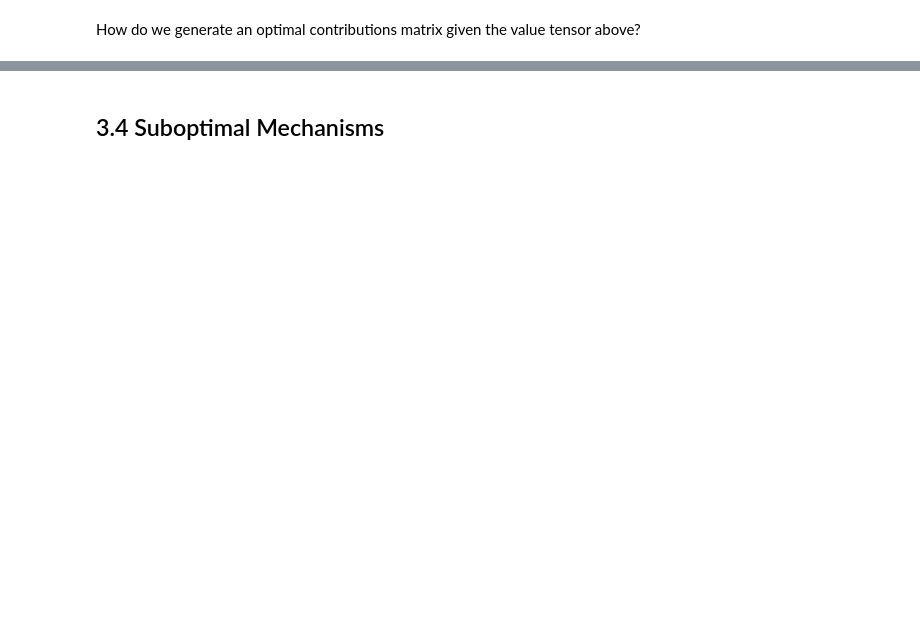
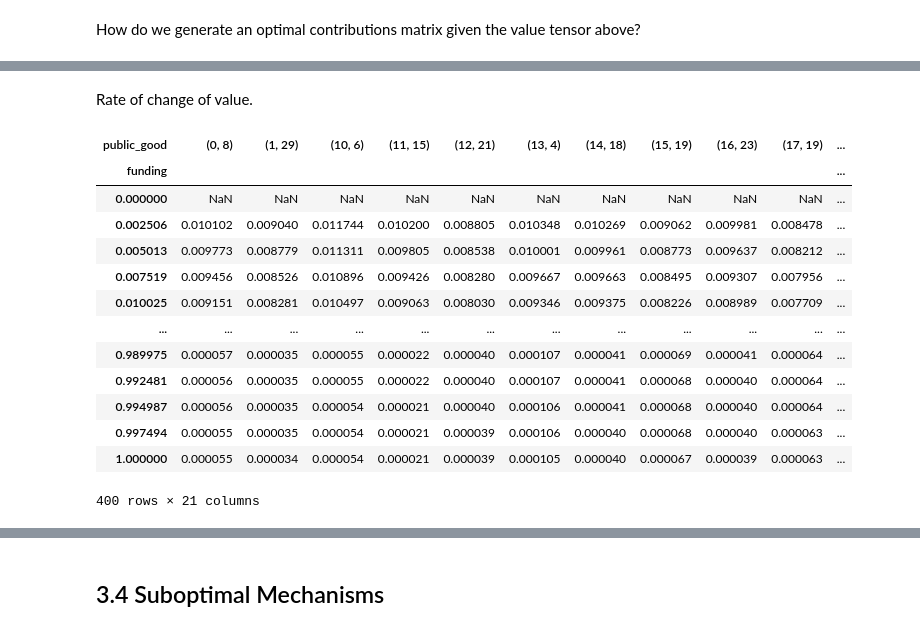
Before and after one commit to CommonsBuild/tqf, a Jupyter notebook: ygg-what-i-learned-c.ipynb, the cells around one changed output, grey strips where cells are left out. Cells and saved outputs as stored; diff of their text form; code cells hidden in the pictures; blank space fills up the shorter version.

```diff
--- a/ygg-what-i-learned-c.ipynb
+++ b/ygg-what-i-learned-c.ipynb
@@ -1352,0 +1433,20 @@ Let's continue building.
+# %% [markdown]
+Rate of change of value.
+# %%
+value_slope = vpfp - vpfp.shift(1)
+value_slope
+# %% [output]
+| public_good | (0, 8) | (1, 29) | (10, 6) | (11, 15) | (12, 21) | (13, 4) | (14, 18) | (15, 19) | (16, 23) | (17, 19) | ... |
+| funding |  |  |  |  |  |  |  |  |  |  | ... |
+| 0.000000 | NaN | NaN | NaN | NaN | NaN | NaN | NaN | NaN | NaN | NaN | ... |
+| 0.002506 | 0.010102 | 0.009040 | 0.011744 | 0.010200 | 0.008805 | 0.010348 | 0.010269 | 0.009062 | 0.009981 | 0.008478 | ... |
+| 0.005013 | 0.009773 | 0.008779 | 0.011311 | 0.009805 | 0.008538 | 0.010001 | 0.009961 | 0.008773 | 0.009637 | 0.008212 | ... |
+| 0.007519 | 0.009456 | 0.008526 | 0.010896 | 0.009426 | 0.008280 | 0.009667 | 0.009663 | 0.008495 | 0.009307 | 0.007956 | ... |
+| 0.010025 | 0.009151 | 0.008281 | 0.010497 | 0.009063 | 0.008030 | 0.009346 | 0.009375 | 0.008226 | 0.008989 | 0.007709 | ... |
+| ... | ... | ... | ... | ... | ... | ... | ... | ... | ... | ... | ... |
+| 0.989975 | 0.000057 | 0.000035 | 0.000055 | 0.000022 | 0.000040 | 0.000107 | 0.000041 | 0.000069 | 0.000041 | 0.000064 | ... |
+| 0.992481 | 0.000056 | 0.000035 | 0.000055 | 0.000022 | 0.000040 | 0.000107 | 0.000041 | 0.000068 | 0.000040 | 0.000064 | ... |
+| 0.994987 | 0.000056 | 0.000035 | 0.000054 | 0.000021 | 0.000040 | 0.000106 | 0.000041 | 0.000068 | 0.000040 | 0.000064 | ... |
+| 0.997494 | 0.000055 | 0.000035 | 0.000054 | 0.000021 | 0.000039 | 0.000106 | 0.000040 | 0.000068 | 0.000040 | 0.000063 | ... |
+| 1.000000 | 0.000055 | 0.000034 | 0.000054 | 0.000021 | 0.000039 | 0.000105 | 0.000040 | 0.000067 | 0.000039 | 0.000063 | ... |
+400 rows × 21 columns
```
Also changed, not shown: parts of 77 cells of this notebook.
